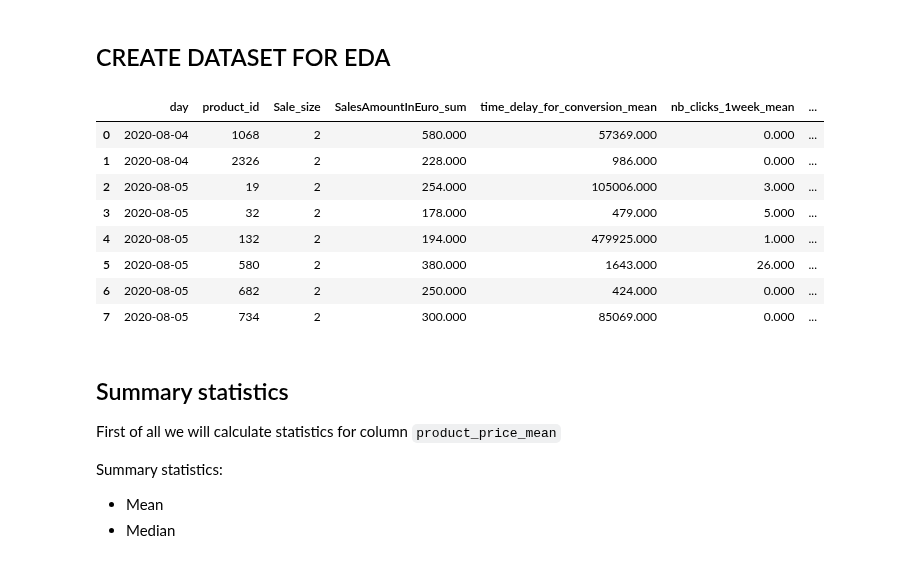
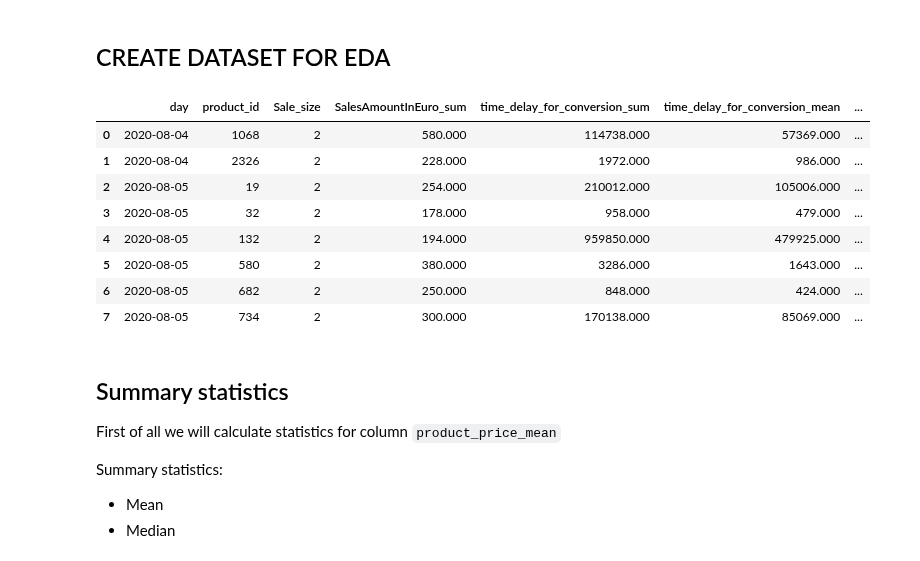
Before and after one commit to anras5/Criteo-Search-Data, a Jupyter notebook: main_notebook.ipynb, the cells around one changed output. Drawn from its saved outputs; the diff is of its cells as text; code cells hidden in the pictures.

```diff
--- a/main_notebook.ipynb
+++ b/main_notebook.ipynb
@@ -183,34 +183,34 @@ This part of the notebook presents EDA performed on the FINAL DATASET created ea
 # %%
 df_nans_encoded.click_timestamp = pd.to_datetime(df_nans_encoded.click_timestamp, unit='s', origin='unix')
 df_nans_encoded['day'] = df_nans_encoded.click_timestamp.dt.date
 df_eda = df_nans_encoded.groupby(['day', 'product_id']).agg({'Sale' : 'size',
                                                          'SalesAmountInEuro': 'sum',
-                                                         'time_delay_for_conversion': 'mean',
+                                                         'time_delay_for_conversion': ['sum', 'mean'],
                                                          'nb_clicks_1week': 'mean',
                                                          'product_price': ['sum', 'mean'],
                                                          'product_age_group': 'mean',
                                                          'device_type': 'mean',
                                                          'product_gender': 'mean',
                                                          'product_brand': 'mean',
                                                          'product_country': 'mean'})
 
 df_eda.reset_index(inplace=True)
 df_eda.columns = ['_'.join(temp).strip('_') for temp in df_eda.columns.to_flat_index()]
 df_eda.dropna(subset=['time_delay_for_conversion_mean'], inplace=True)
 df_eda['time_delay_minutes'] = df_eda.time_delay_for_conversion_mean / 60
 df_eda['time_delay_hours'] = df_eda.time_delay_minutes / 60
 df_eda['time_delay_days'] = df_eda.time_delay_hours / 24
 df_eda.head(8)
 # %% [output]
-|  | day | product_id | Sale_size | SalesAmountInEuro_sum | time_delay_for_conversion_mean | nb_clicks_1week_mean | ... |
-| 0 | 2020-08-04 | 1068 | 2 | 580.000 | 57369.000 | 0.000 | ... |
-| 1 | 2020-08-04 | 2326 | 2 | 228.000 | 986.000 | 0.000 | ... |
-| 2 | 2020-08-05 | 19 | 2 | 254.000 | 105006.000 | 3.000 | ... |
-| 3 | 2020-08-05 | 32 | 2 | 178.000 | 479.000 | 5.000 | ... |
-| 4 | 2020-08-05 | 132 | 2 | 194.000 | 479925.000 | 1.000 | ... |
-| 5 | 2020-08-05 | 580 | 2 | 380.000 | 1643.000 | 26.000 | ... |
-| 6 | 2020-08-05 | 682 | 2 | 250.000 | 424.000 | 0.000 | ... |
-| 7 | 2020-08-05 | 734 | 2 | 300.000 | 85069.000 | 0.000 | ... |
+|  | day | product_id | Sale_size | SalesAmountInEuro_sum | time_delay_for_conversion_sum | time_delay_for_conversion_mean | ... |
+| 0 | 2020-08-04 | 1068 | 2 | 580.000 | 114738.000 | 57369.000 | ... |
+| 1 | 2020-08-04 | 2326 | 2 | 228.000 | 1972.000 | 986.000 | ... |
+| 2 | 2020-08-05 | 19 | 2 | 254.000 | 210012.000 | 105006.000 | ... |
+| 3 | 2020-08-05 | 32 | 2 | 178.000 | 958.000 | 479.000 | ... |
+| 4 | 2020-08-05 | 132 | 2 | 194.000 | 959850.000 | 479925.000 | ... |
+| 5 | 2020-08-05 | 580 | 2 | 380.000 | 3286.000 | 1643.000 | ... |
+| 6 | 2020-08-05 | 682 | 2 | 250.000 | 848.000 | 424.000 | ... |
+| 7 | 2020-08-05 | 734 | 2 | 300.000 | 170138.000 | 85069.000 | ... |
 # %% [markdown]
 ## Summary statistics
 First of all we will calculate statistics for column `product_price_mean`
```
Also changed, not shown: parts of 12 cells of this notebook.
